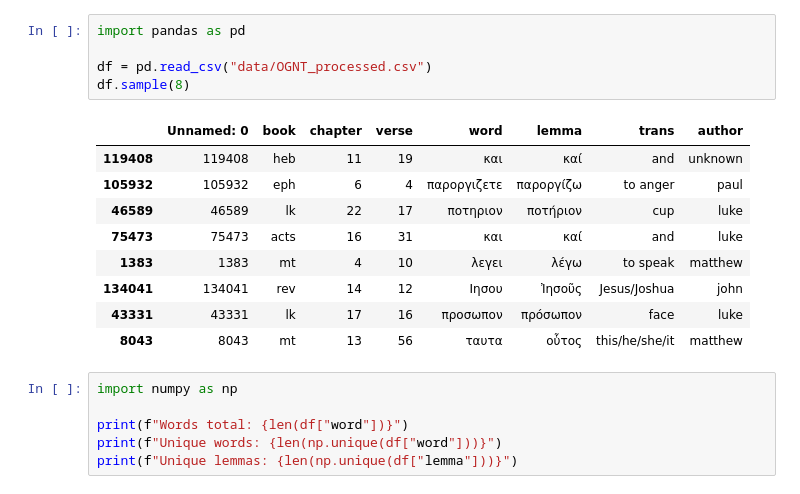
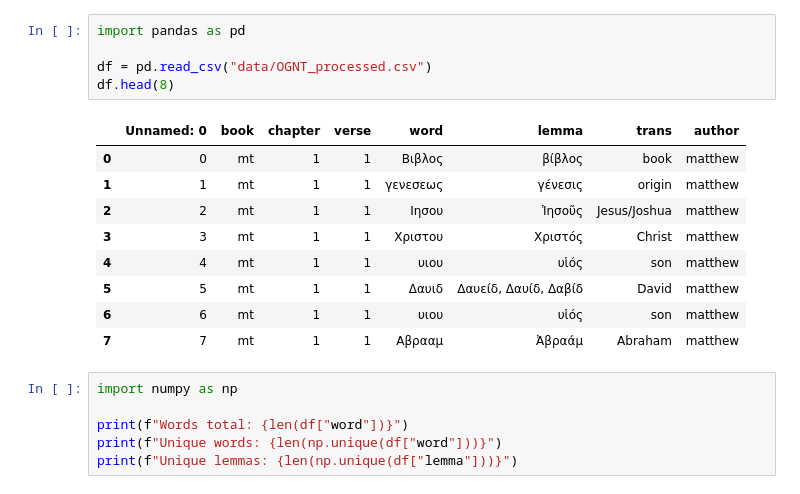
Before and after one commit to annagiszczak/TEXT-project, a Jupyter notebook: lab.ipynb, the cells around one changed output. Saved outputs shown, nothing was run; the diff lists cells and outputs as text.

```diff
--- a/lab.ipynb
+++ b/lab.ipynb
@@ -1,18 +1,18 @@
 # %%
 import pandas as pd
 
 df = pd.read_csv("data/OGNT_processed.csv")
-df.sample(8)
+df.head(8)
 # %% [output]
 |  | Unnamed: 0 | book | chapter | verse | word | lemma | trans | author |
-| 119408 | 119408 | heb | 11 | 19 | και | καί | and | unknown |
-| 105932 | 105932 | eph | 6 | 4 | παροργιζετε | παροργίζω | to anger | paul |
-| 46589 | 46589 | lk | 22 | 17 | ποτηριον | ποτήριον | cup | luke |
-| 75473 | 75473 | acts | 16 | 31 | και | καί | and | luke |
-| 1383 | 1383 | mt | 4 | 10 | λεγει | λέγω | to speak | matthew |
-| 134041 | 134041 | rev | 14 | 12 | Ιησου | Ἰησοῦς | Jesus/Joshua | john |
-| 43331 | 43331 | lk | 17 | 16 | προσωπον | πρόσωπον | face | luke |
-| 8043 | 8043 | mt | 13 | 56 | ταυτα | οὗτος | this/he/she/it | matthew |
+| 0 | 0 | mt | 1 | 1 | Βιβλος | βίβλος | book | matthew |
+| 1 | 1 | mt | 1 | 1 | γενεσεως | γένεσις | origin | matthew |
+| 2 | 2 | mt | 1 | 1 | Ιησου | Ἰησοῦς | Jesus/Joshua | matthew |
+| 3 | 3 | mt | 1 | 1 | Χριστου | Χριστός | Christ | matthew |
+| 4 | 4 | mt | 1 | 1 | υιου | υἱός | son | matthew |
+| 5 | 5 | mt | 1 | 1 | Δαυιδ | Δαυείδ, Δαυίδ, Δαβίδ | David | matthew |
+| 6 | 6 | mt | 1 | 1 | υιου | υἱός | son | matthew |
+| 7 | 7 | mt | 1 | 1 | Αβρααμ | Ἀβραάμ | Abraham | matthew |
 # %%
 import numpy as np
 
```
Also changed, not shown: parts of 2 cells of this notebook, 5 other files.
